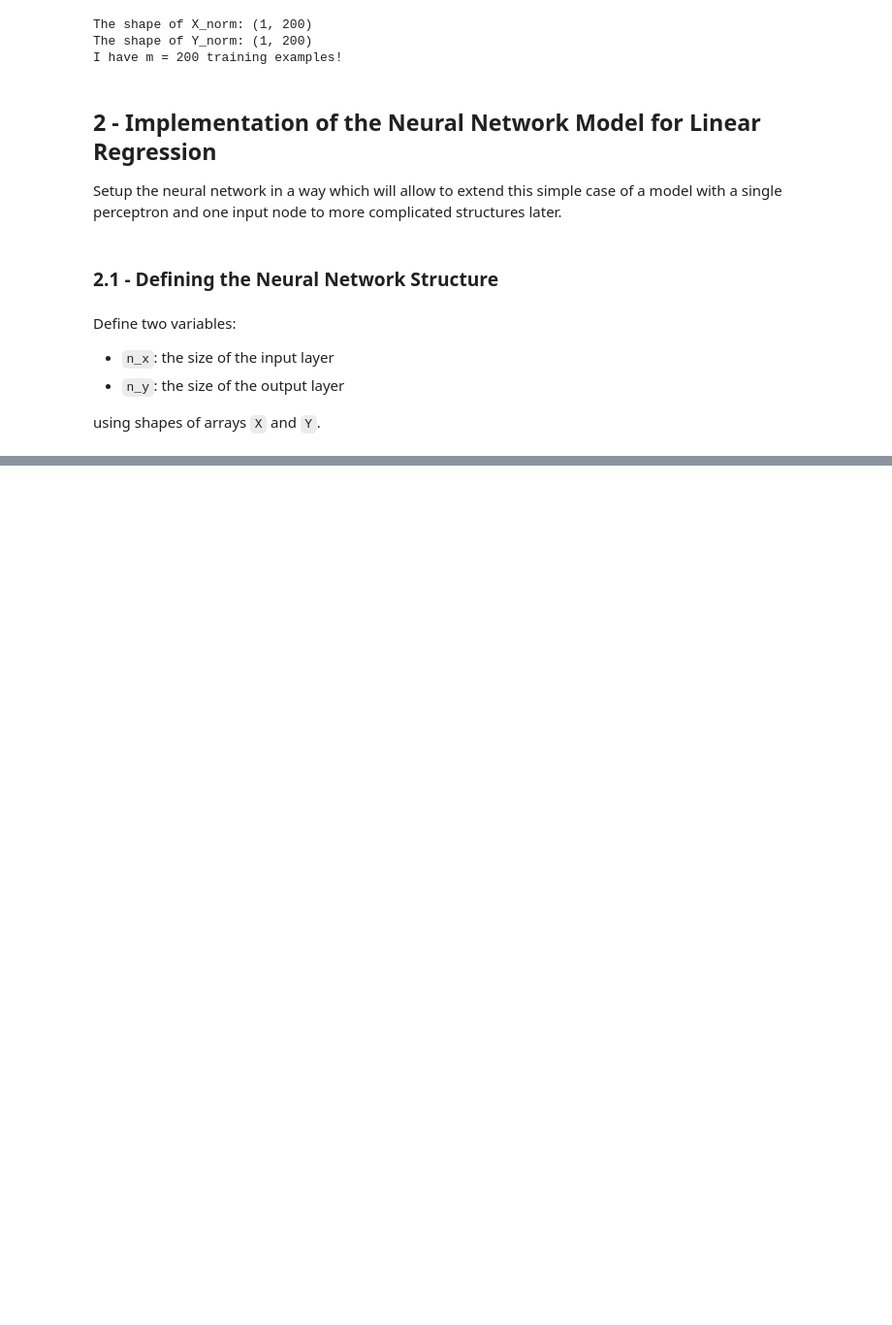
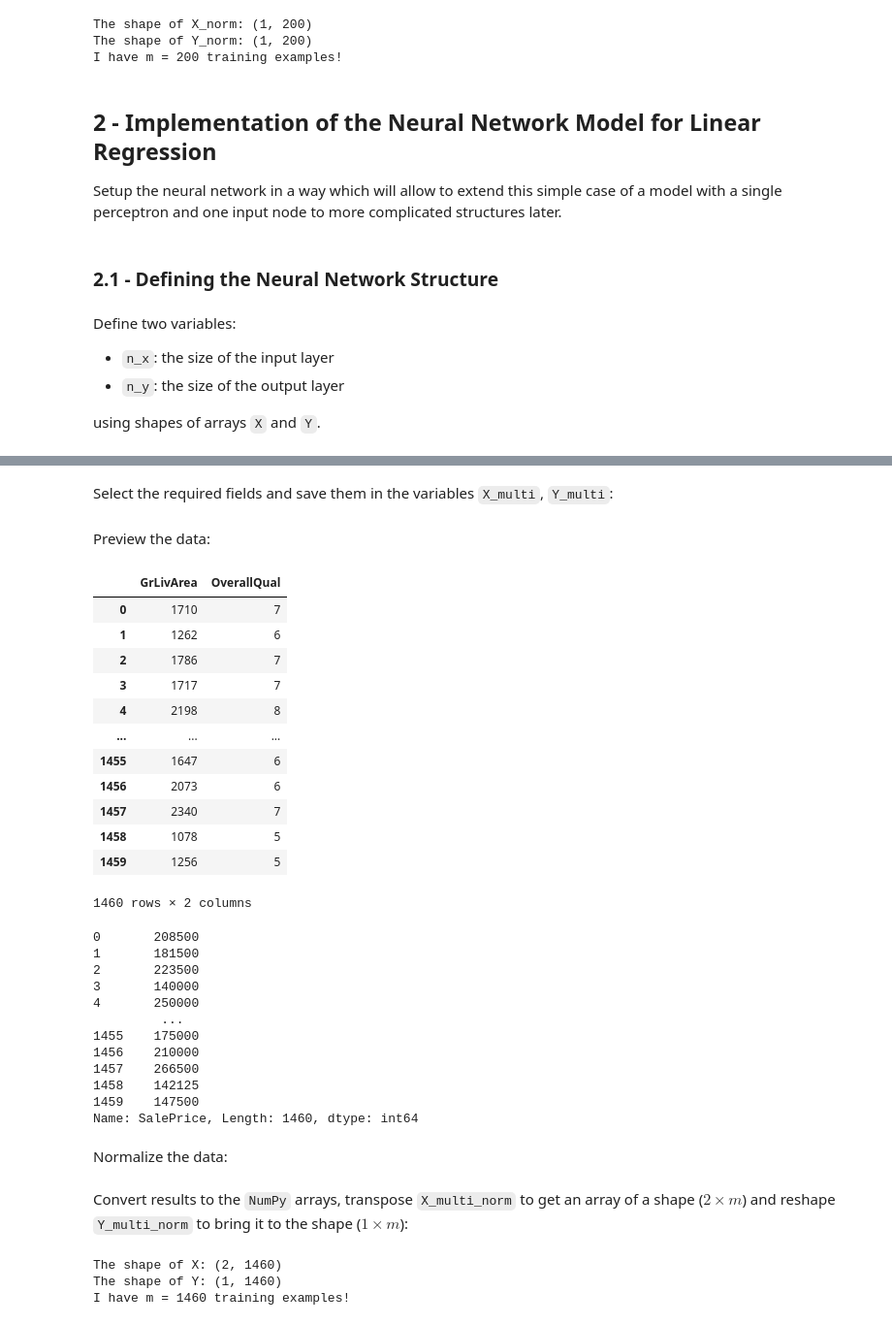
Before and after one commit to brunoramosmartins/ai_study, a Jupyter notebook: Mathematics for Machine Learning and Data Science/course2/LAB1_Regression_with_Perceptron.ipynb, the cells around one changed output, grey strips where cells are left out. Shown at 97% size. Cells and saved outputs as stored; diff of their text form; code cells hidden in the pictures; blank space fills up the shorter version.

```diff
--- a/Mathematics for Machine Learning and Data Science/course2/LAB1_Regression_with_Perceptron.ipynb
+++ b/Mathematics for Machine Learning and Data Science/course2/LAB1_Regression_with_Perceptron.ipynb
@@ -186,0 +599,40 @@ using shapes of arrays `X` and `Y`.
+# %%
+df = pd.read_csv('data/house_prices_train.csv')
+# %% [markdown]
+Select the required fields and save them in the variables `X_multi`, `Y_multi`:
+# %%
+X_multi = df[['GrLivArea', 'OverallQual']]
+Y_multi = df['SalePrice']
+# %% [markdown]
+Preview the data:
+# %%
+display(X_multi)
+display(Y_multi)
+# %% [output]
+|  | GrLivArea | OverallQual |
+| 0 | 1710 | 7 |
+| 1 | 1262 | 6 |
+| 2 | 1786 | 7 |
+| 3 | 1717 | 7 |
+| 4 | 2198 | 8 |
+| ... | ... | ... |
+| 1455 | 1647 | 6 |
+| 1456 | 2073 | 6 |
+| 1457 | 2340 | 7 |
+| 1458 | 1078 | 5 |
+| 1459 | 1256 | 5 |
+1460 rows × 2 columns
+0       208500
+1       181500
+2       223500
+3       140000
+4       250000
+         ...
+1455    175000
+1456    210000
+1457    266500
+1458    142125
+1459    147500
+Name: SalePrice, Length: 1460, dtype: int64
+# %% [markdown]
+Normalize the data:
@@ -186,0 +642,13 @@ using shapes of arrays `X` and `Y`.
+# %% [markdown]
+Convert results to the `NumPy` arrays, transpose `X_multi_norm` to get an array of a shape ($2 \times m$) and reshape `Y_multi_norm` to bring it to the shape ($1 \times m$):
+# %%
+X_multi_norm = np.array(X_multi_norm).T
+Y_multi_norm = np.array(Y_multi_norm).reshape((1, len(Y_multi_norm)))
+
+print ('The shape of X: ' + str(X_multi_norm.shape))
+print ('The shape of Y: ' + str(Y_multi_norm.shape))
+print ('I have m = %d training examples!' % (X_multi_norm.shape[1]))
+# %% [output]
+The shape of X: (2, 1460)
+The shape of Y: (1, 1460)
+I have m = 1460 training examples!
```
Also changed, not shown: parts of 33 cells of this notebook.
